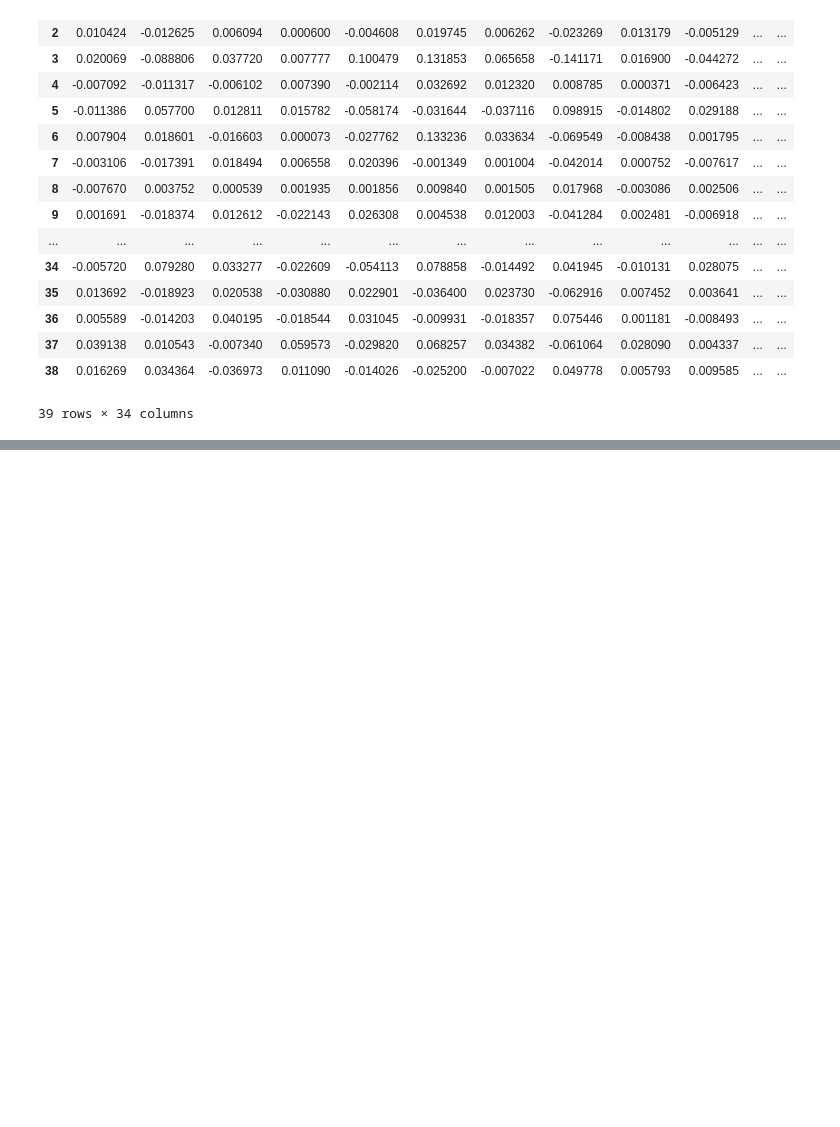
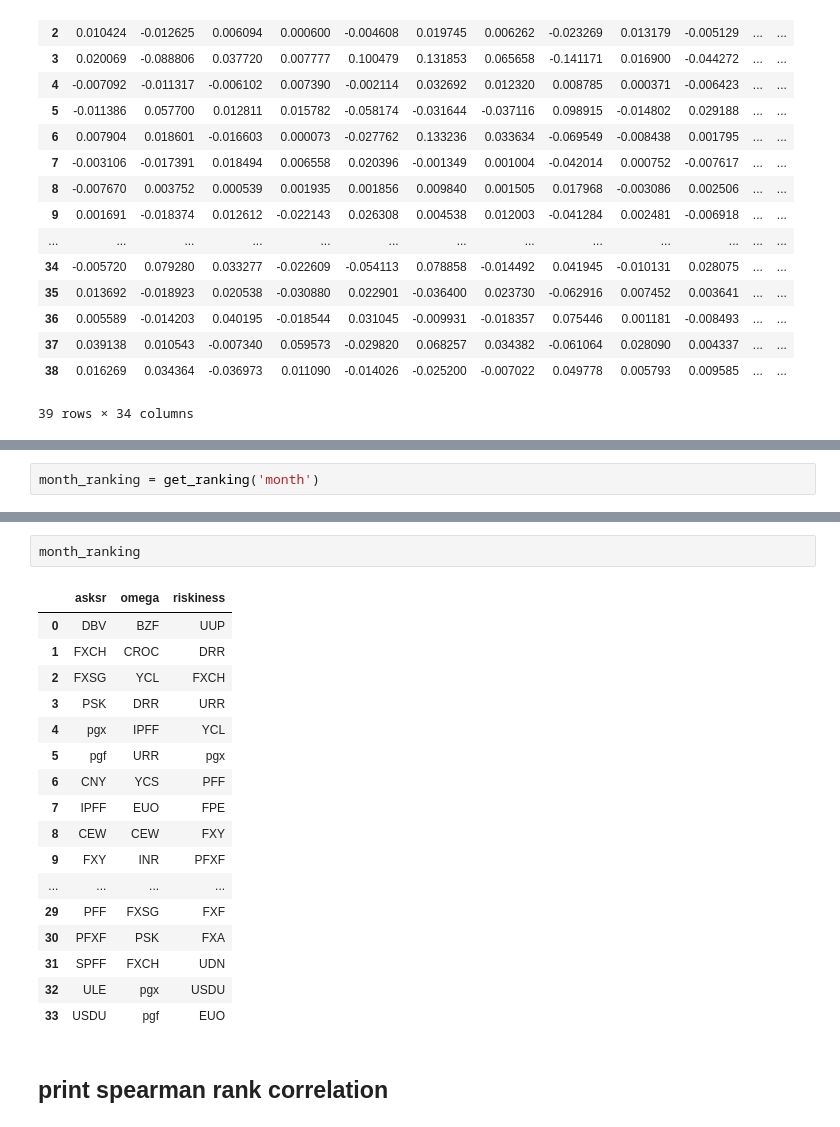
Before and after one commit to satai1919/Fintech_textmining_machinelearning, a Jupyter notebook: HW4/HW4.ipynb, the cells around one changed output, grey strips where cells are left out. Cells and saved outputs as stored; diff of their text form; blank space fills up the shorter version.

```diff
--- a/HW4/HW4.ipynb
+++ b/HW4/HW4.ipynb
@@ -353,0 +403,2 @@ for a_id in df_riskiness_r_week.index:
+# %%
+month_ranking = get_ranking('month')
@@ -353,0 +423,22 @@ for a_id in df_riskiness_r_week.index:
+# %%
+month_ranking
+# %% [output]
+|  | asksr | omega | riskiness |
+| 0 | DBV | BZF | UUP |
+| 1 | FXCH | CROC | DRR |
+| 2 | FXSG | YCL | FXCH |
+| 3 | PSK | DRR | URR |
+| 4 | pgx | IPFF | YCL |
+| 5 | pgf | URR | pgx |
+| 6 | CNY | YCS | PFF |
+| 7 | IPFF | EUO | FPE |
+| 8 | CEW | CEW | FXY |
+| 9 | FXY | INR | PFXF |
+| ... | ... | ... | ... |
+| 29 | PFF | FXSG | FXF |
+| 30 | PFXF | PSK | FXA |
+| 31 | SPFF | FXCH | UDN |
+| 32 | ULE | pgx | USDU |
+| 33 | USDU | pgf | EUO |
+# %% [markdown]
+## print spearman rank correlation
```
Also changed, not shown: parts of 21 cells of this notebook.
